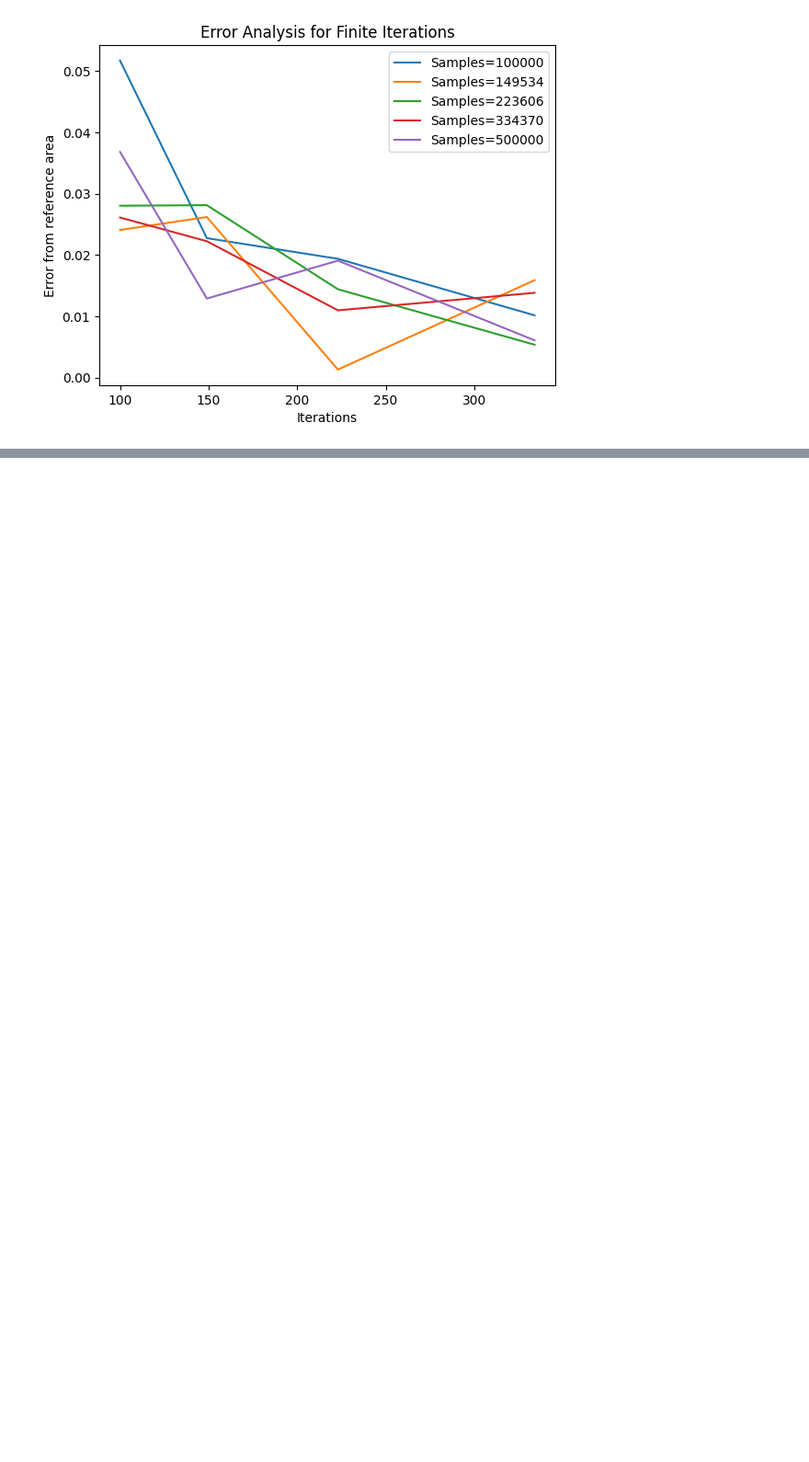
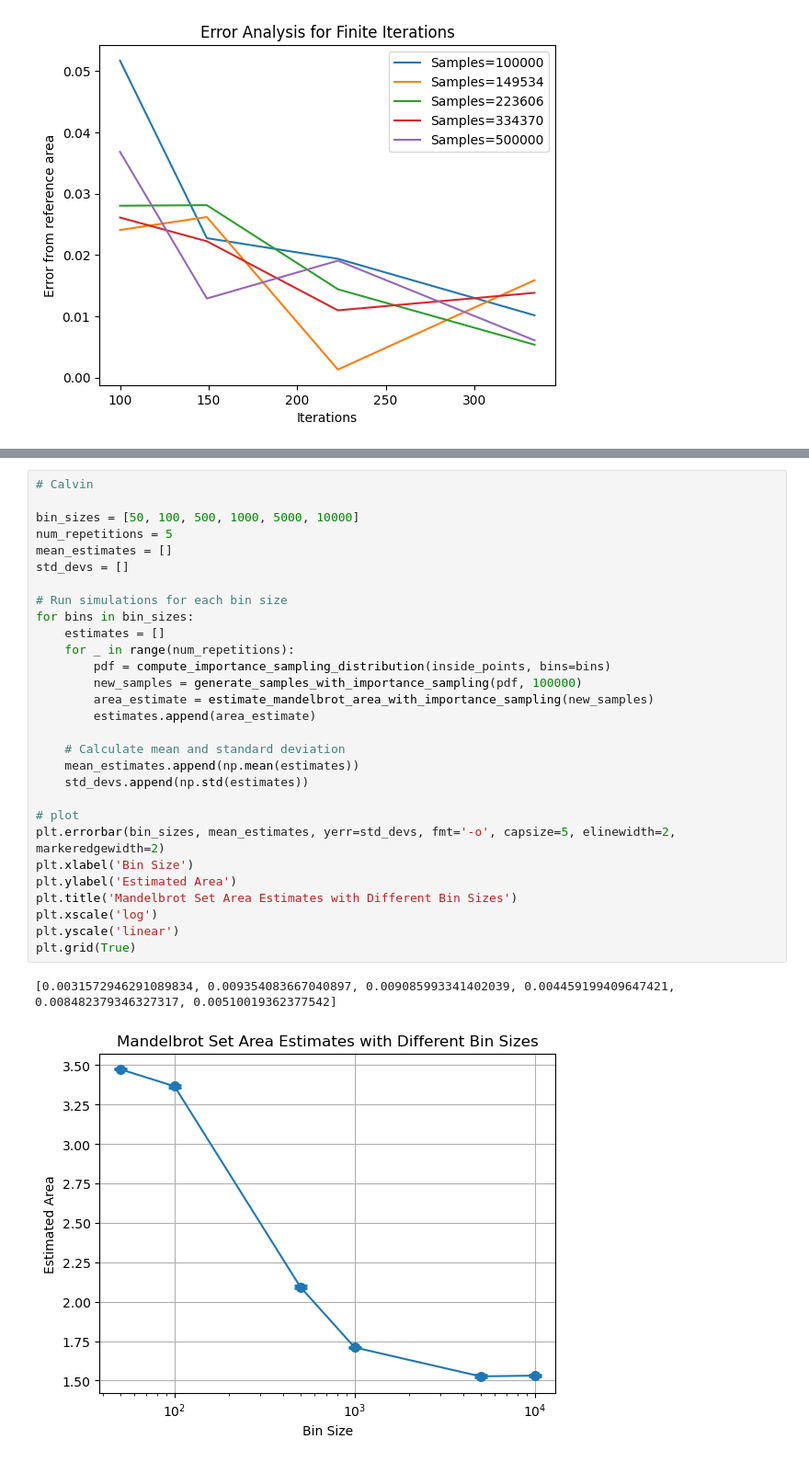
Before and after one commit to jonas4climate/ss-assignment1, a Jupyter notebook: CalvinLaw_11306734_RaymondZhang_14865904_JonasSchaefer_14039982_1.ipynb, the cells around one changed output, grey strips where cells are left out. Shown at 92% size. Cells and saved outputs as stored; diff of their text form; blank space fills up the shorter version.

```diff
--- a/CalvinLaw_11306734_RaymondZhang_14865904_JonasSchaefer_14039982_1.ipynb
+++ b/CalvinLaw_11306734_RaymondZhang_14865904_JonasSchaefer_14039982_1.ipynb
@@ -651,0 +679,32 @@ Standard deviation of estimated area: 5.693306769003202e-06
+# %%
+# Calvin
+
+bin_sizes = [50, 100, 500, 1000, 5000, 10000]
+num_repetitions = 5
+mean_estimates = []
+std_devs = []
+
+# Run simulations for each bin size
+for bins in bin_sizes:
+    estimates = []
+    for _ in range(num_repetitions):
+        pdf = compute_importance_sampling_distribution(inside_points, bins=bins)
+        new_samples = generate_samples_with_importance_sampling(pdf, 100000)
+        area_estimate = estimate_mandelbrot_area_with_importance_sampling(new_samples)
+        estimates.append(area_estimate)
+
+    # Calculate mean and standard deviation
+    mean_estimates.append(np.mean(estimates))
+    std_devs.append(np.std(estimates))
+
+# plot
+plt.errorbar(bin_sizes, mean_estimates, yerr=std_devs, fmt='-o', capsize=5, elinewidth=2, markeredgewidth=2)
+plt.xlabel('Bin Size')
+plt.ylabel('Estimated Area')
+plt.title('Mandelbrot Set Area Estimates with Different Bin Sizes')
+plt.xscale('log')
+plt.yscale('linear')
+plt.grid(True)
+# %% [output]
+[0.0031572946291089834, 0.009354083667040897, 0.009085993341402039, 0.004459199409647421, 0.008482379346327317, 0.00510019362377542]
+[figure, added]
```
Also changed, not shown: parts of 7 cells of this notebook.
